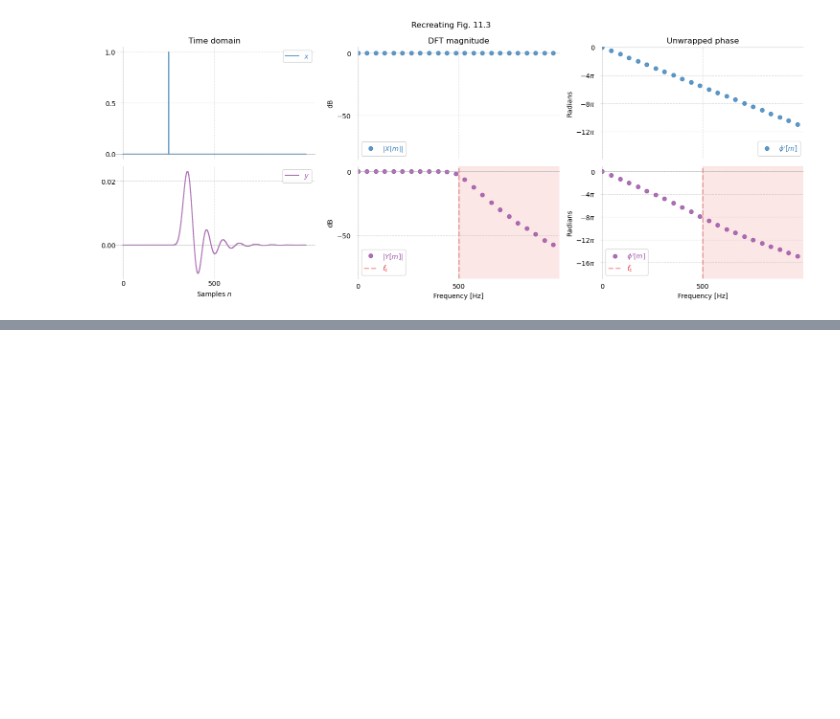
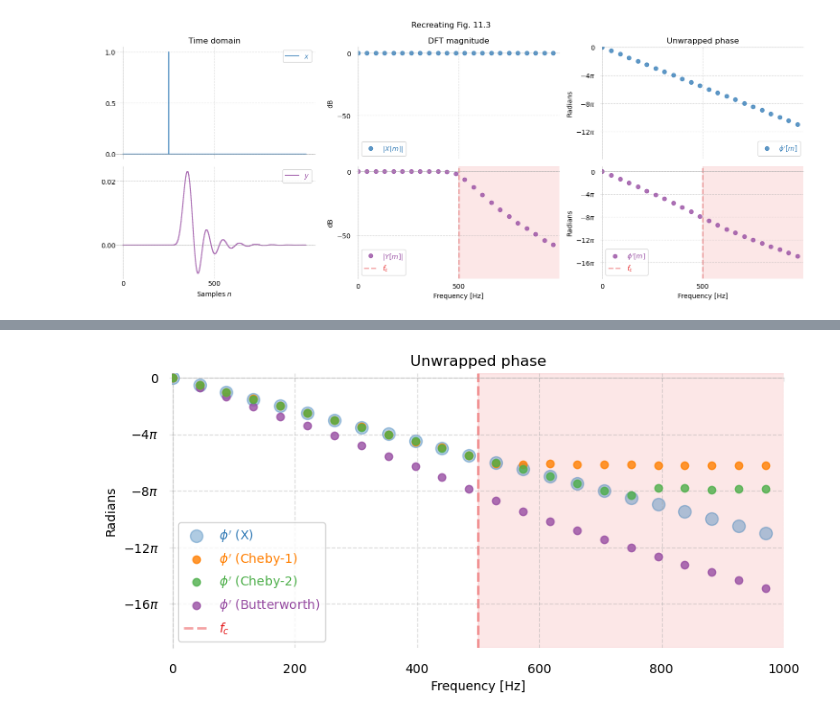
Before and after one commit to buruzaemon/digital-signals-theory, a Jupyter notebook: DST_CH11.ipynb, the cells around one changed output, grey strips where cells are left out. Saved outputs shown, nothing was run; the diff lists cells and outputs as text; code cells hidden in the pictures; blank space fills up the shorter version.

```diff
--- a/DST_CH11.ipynb
+++ b/DST_CH11.ipynb
@@ -308,0 +561,36 @@ np.linspace(0, -8*np.pi, 5)
+# %%
+# --------------------------------------------------------------------
+# Unwrapped phase: compare X, Y (Cheby-19, Y (Cheyb-2), and Y (Butterworth)
+#
+fig, ax = plt.subplots(figsize=(8, 4))
+
+ax.set(title='Unwrapped phase')
+ax.set(xlabel='Frequency [Hz]')
+ax.grid(linestyle='--', alpha=0.4, color='#A9A9A9')
+# Eliminate upper and right axes
+ax.spines['right'].set_color('none')
+ax.spines['top'].set_color('none')
+ax.spines['left'].set(position='zero', color='#A9A9A9', alpha=0.4)
+ax.spines['bottom'].set(position='zero', color='#A9A9A9', alpha=0.4)
+ax.set_yticks(np.linspace(0, -16*np.pi, 5), ['0', r'$-4\pi$', r'$-8\pi$', r'$-12\pi$',  r'$-16\pi$'])
+ax.set_xticks([0, 200, 400, 600, 800, 1000])
+ax.tick_params(axis='y', which=u'both', length=3, pad=8, color='#A9A9A940')
+ax.tick_params(axis='x', which=u'both', length=3, pad=224, color='#A9A9A940')
+
+ax.plot(freqs, np.unwrap(np.angle(X)), linestyle='', marker='o', markersize=10, zorder=1, label=r"$\phi'$ (X)", alpha=0.4, color='#377eb8')
+ax.plot(freqs, np.unwrap(np.angle(Y_cheby1)), linestyle='', marker='o', markersize=6, zorder=3, label=r"$\phi'$ (Cheby-1)", alpha=0.8, color='#ff7f00')
+ax.plot(freqs, np.unwrap(np.angle(Y_cheby2)), linestyle='', marker='o', markersize=6, zorder=4, label=r"$\phi'$ (Cheby-2)", alpha=0.8, color='#4daf4a')
+ax.plot(freqs, np.unwrap(np.angle(Y)), linestyle='', marker='o', markersize=6, zorder=2, label=r"$\phi'$ (Butterworth)", alpha=0.8, color='#984ea3')
+
+ax.axvline(500, zorder=-1, label='$f_c$', linewidth=2, color='#e41a1c', linestyle='--', alpha=0.4)
+ax.axvspan(500, freqs[-1], zorder=-2, color='#e41a1c', alpha=0.1)
+
+ax.set(ylim=[-60, 1.], xlim=[-0.5, 1000])
+ax.set(ylabel='Radians')
+
+fig.tight_layout()
+ax.legend(loc='lower left', labelcolor='linecolor')
+
+plt.show()
+# %% [output]
+[figure, added]
```
Also changed, not shown: parts of 15 cells of this notebook.
